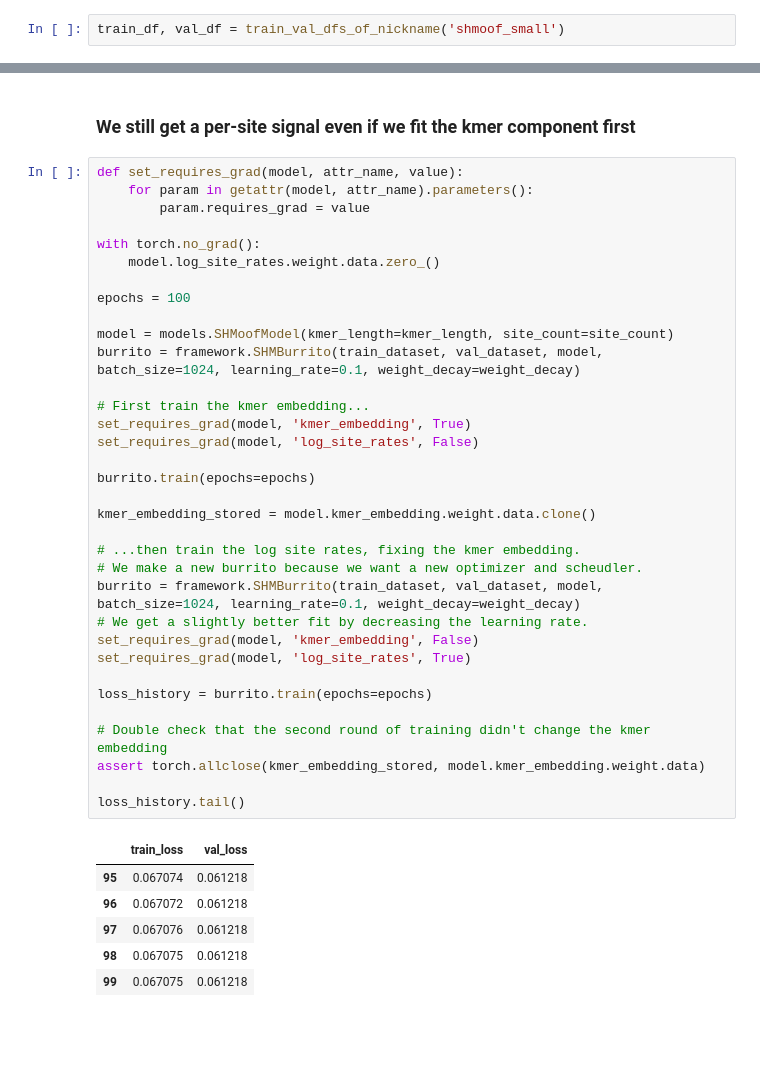
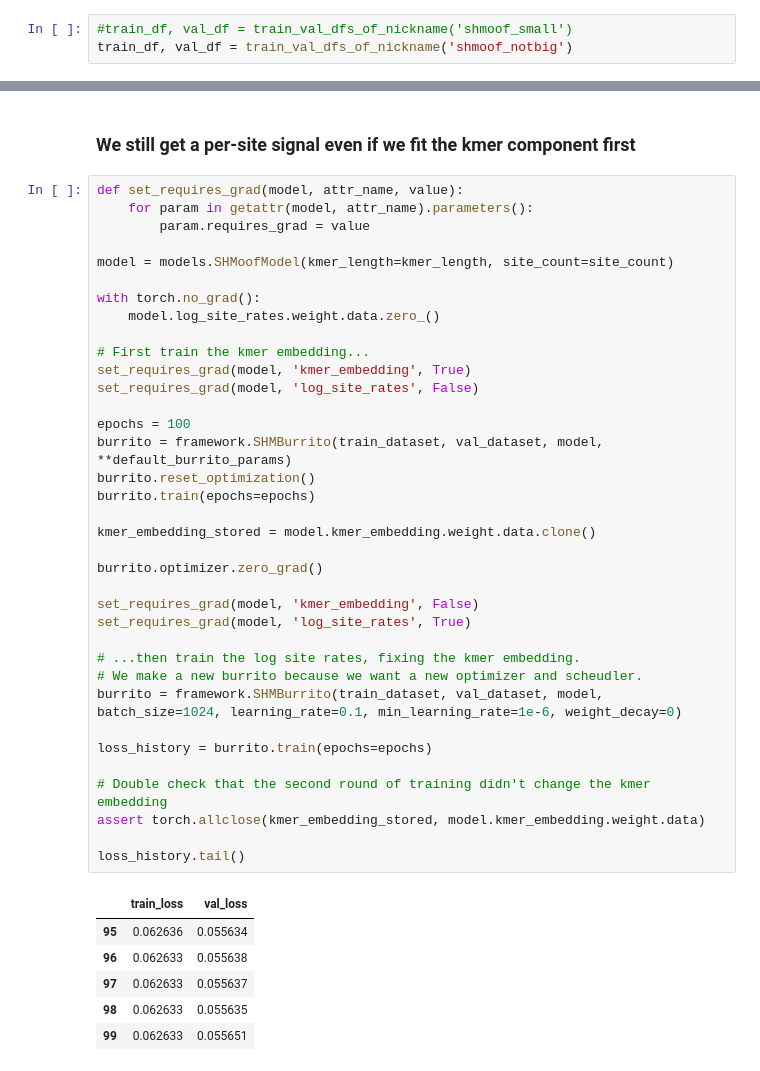
Before and after one commit to matsengrp/thrifty-experiments-1, a Jupyter notebook: human/reshmoof.ipynb, the cells around one changed output, grey strips where cells are left out. Drawn from its saved outputs; the diff is of its cells as text; blank space fills up the shorter version.

```diff
--- a/human/reshmoof.ipynb
+++ b/human/reshmoof.ipynb
@@ -32,3 +25,4 @@ Using Metal Performance Shaders
 # %%
-train_df, val_df = train_val_dfs_of_nickname('shmoof_small')
+#train_df, val_df = train_val_dfs_of_nickname('shmoof_small')
+train_df, val_df = train_val_dfs_of_nickname('shmoof_notbig')
 # %% [output]
@@ -175,41 +196,43 @@ fig.savefig(figures_dir + 'reshmoof_vs_mean_sitewise_mutability.svg', format='sv
 # %%
 def set_requires_grad(model, attr_name, value):
     for param in getattr(model, attr_name).parameters():
         param.requires_grad = value
 
+model = models.SHMoofModel(kmer_length=kmer_length, site_count=site_count)
+
 with torch.no_grad():
     model.log_site_rates.weight.data.zero_()
-
-epochs = 100
-
-model = models.SHMoofModel(kmer_length=kmer_length, site_count=site_count)
-burrito = framework.SHMBurrito(train_dataset, val_dataset, model, batch_size=1024, learning_rate=0.1, weight_decay=weight_decay)
 
 # First train the kmer embedding...
 set_requires_grad(model, 'kmer_embedding', True)
 set_requires_grad(model, 'log_site_rates', False)
 
+epochs = 100
+burrito = framework.SHMBurrito(train_dataset, val_dataset, model, **default_burrito_params)
+burrito.reset_optimization()
 burrito.train(epochs=epochs)
 
 kmer_embedding_stored = model.kmer_embedding.weight.data.clone()
 
+burrito.optimizer.zero_grad()
+
+set_requires_grad(model, 'kmer_embedding', False)
+set_requires_grad(model, 'log_site_rates', True)
+
 # ...then train the log site rates, fixing the kmer embedding.
 # We make a new burrito because we want a new optimizer and scheudler.
-burrito = framework.SHMBurrito(train_dataset, val_dataset, model, batch_size=1024, learning_rate=0.1, weight_decay=weight_decay)
-# We get a slightly better fit by decreasing the learning rate.
-set_requires_grad(model, 'kmer_embedding', False)
-set_requires_grad(model, 'log_site_rates', True)
+burrito = framework.SHMBurrito(train_dataset, val_dataset, model, batch_size=1024, learning_rate=0.1, min_learning_rate=1e-6, weight_decay=0)
 
 loss_history = burrito.train(epochs=epochs)
 
 # Double check that the second round of training didn't change the kmer embedding
 assert torch.allclose(kmer_embedding_stored, model.kmer_embedding.weight.data)
 
 loss_history.tail()
 # %% [output]
 |  | train_loss | val_loss |
-| 95 | 0.067074 | 0.061218 |
-| 96 | 0.067072 | 0.061218 |
-| 97 | 0.067076 | 0.061218 |
-| 98 | 0.067075 | 0.061218 |
-| 99 | 0.067075 | 0.061218 |
+| 95 | 0.062636 | 0.055634 |
+| 96 | 0.062633 | 0.055638 |
+| 97 | 0.062633 | 0.055637 |
+| 98 | 0.062633 | 0.055635 |
+| 99 | 0.062633 | 0.055651 |
```
Also changed, not shown: parts of 16 cells of this notebook, 2 other files.
